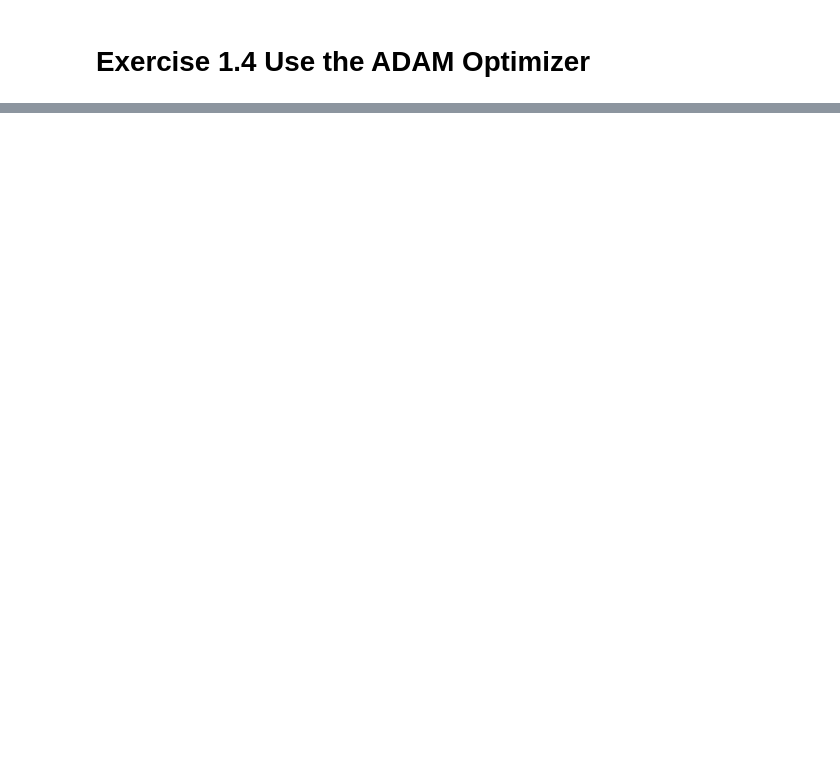
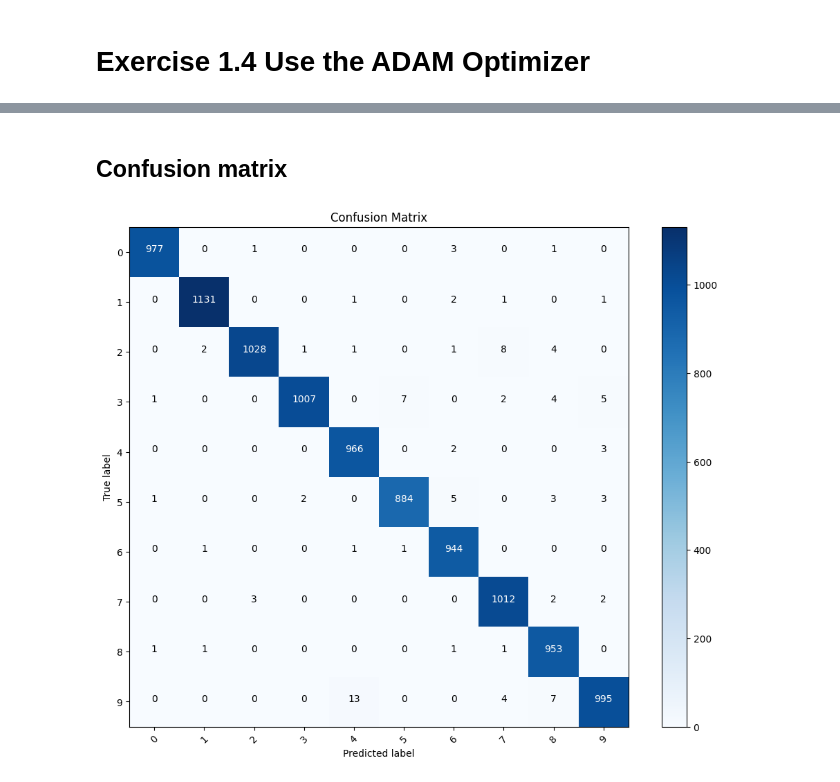
Before and after one commit to vjhwong/DL4IA, a Jupyter notebook: Assignment 3/assignment_3_exercise_1.ipynb, the cells around one changed output, grey strips where cells are left out. Drawn from its saved outputs; the diff is of its cells as text; code cells hidden in the pictures; blank space fills up the shorter version.

```diff
--- a/Assignment 3/assignment_3_exercise_1.ipynb
+++ b/Assignment 3/assignment_3_exercise_1.ipynb
@@ -317,0 +529,38 @@ Runtime of train_neural_network: 281.8635 seconds
+# %% [markdown]
+## Confusion matrix
+# %%
+# Define class labels
+class_labels = np.arange(10)
+
+# Compute confusion matrix
+confusion_matrix = torch.zeros(10, 10).to(device)
+with torch.no_grad():
+    for (x_test, y_test) in test_loader:
+        x_test, y_test = x_test.to(device), y_test.to(device)
+        predictions = conv_model_C(x_test) # Forward pass on test dataset
+        confusion_matrix += compute_confusion_matrix(predictions, y_test)
+
+confusion_matrix_np = confusion_matrix.cpu().numpy()
+
+# Create confusion matrix plot
+plt.figure(figsize=(10, 8))
+plt.imshow(confusion_matrix_np, interpolation='nearest', cmap=plt.cm.Blues)
+plt.title('Confusion Matrix')
+plt.colorbar()
+tick_marks = np.arange(len(class_labels))
+plt.xticks(tick_marks, class_labels, rotation=45)
+plt.yticks(tick_marks, class_labels)
+
+# Add labels to each cell
+thresh = confusion_matrix_np.max() / 2.
+for i, j in itertools.product(range(confusion_matrix_np.shape[0]), range(confusion_matrix_np.shape[1])):
+    plt.text(j, i, format(confusion_matrix_np[i, j], '.0f'),
+            horizontalalignment="center",
+            color="white" if confusion_matrix_np[i, j] > thresh else "black")
+
+plt.tight_layout()
+plt.ylabel('True label')
+plt.xlabel('Predicted label')
+plt.show()
+# %% [output]
+[figure, added]
```
Also changed, not shown: parts of 16 cells of this notebook, 3 other files.
